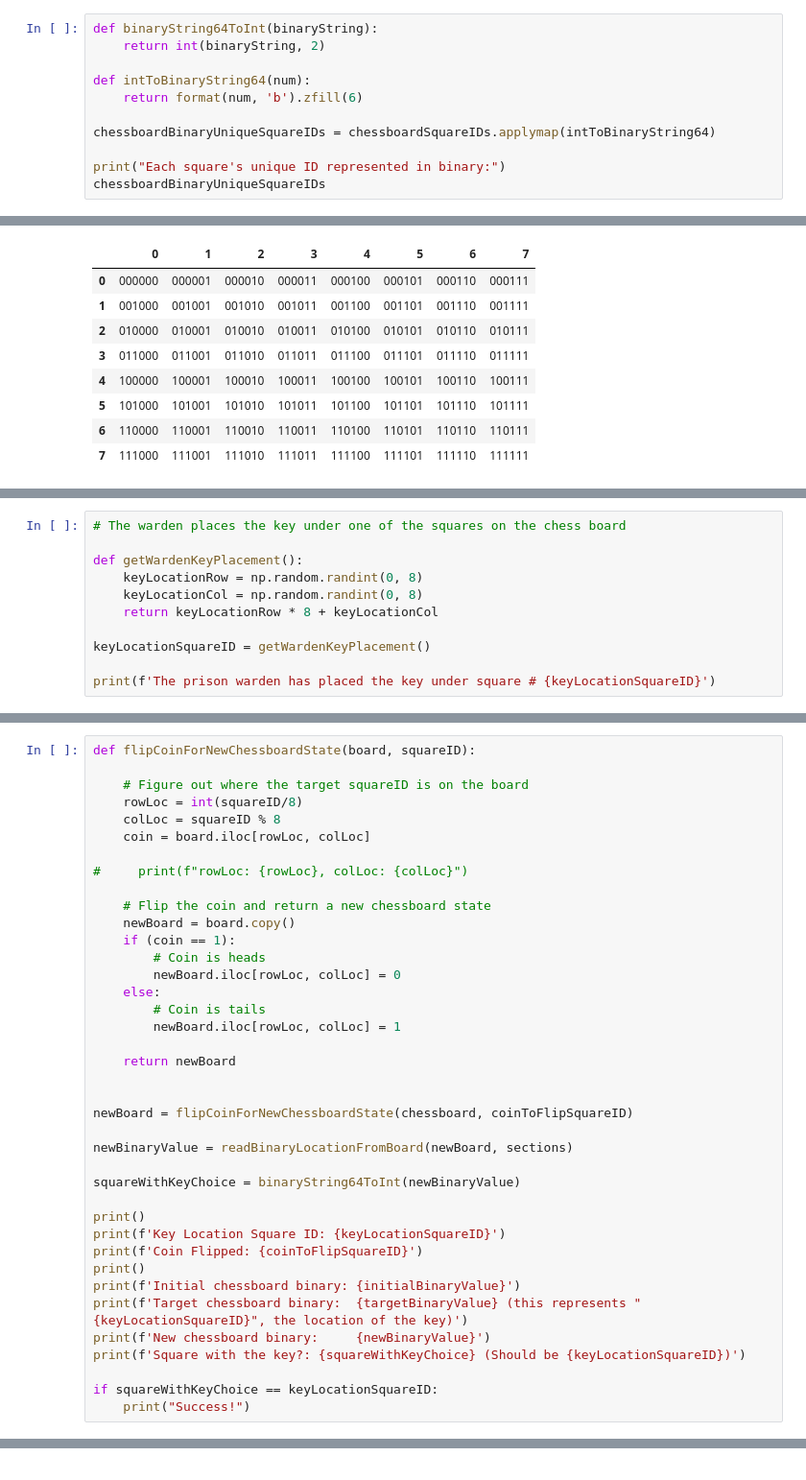
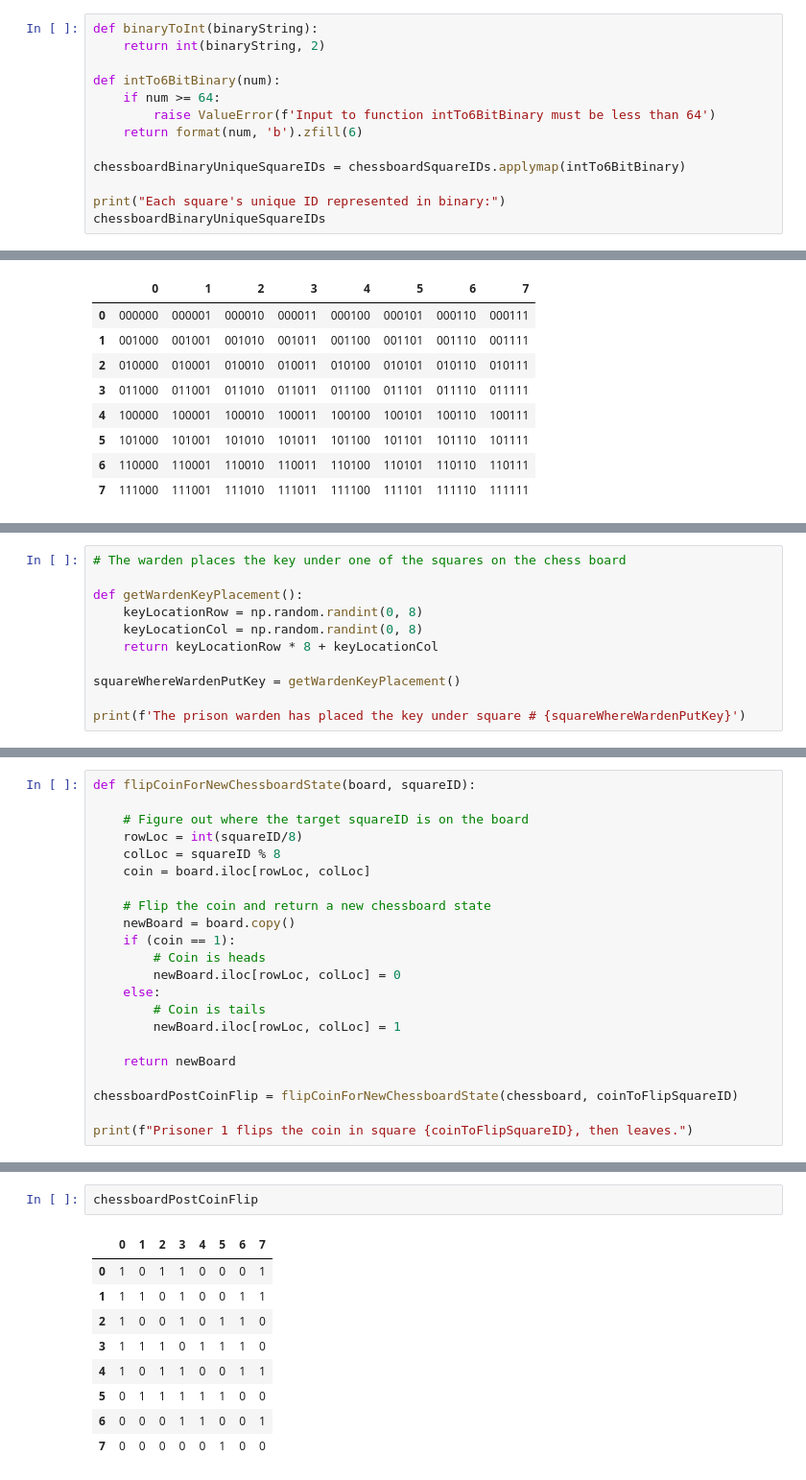
Before and after one commit to CoryLR/impossible-chessboard-escape-puzzle, a Jupyter notebook: Impossible Chessboard Escape Puzzle - CLR.ipynb, the cells around one changed output, grey strips where cells are left out. Shown at 96% size. Saved outputs shown, nothing was run; the diff lists cells and outputs as text.

```diff
--- a/Impossible Chessboard Escape Puzzle - CLR.ipynb
+++ b/Impossible Chessboard Escape Puzzle - CLR.ipynb
@@ -79,11 +101,13 @@ Here is every square ID converted to binary:
 # %%
-def binaryString64ToInt(binaryString):
+def binaryToInt(binaryString):
     return int(binaryString, 2)
 
-def intToBinaryString64(num):
+def intTo6BitBinary(num):
+    if num >= 64:
+        raise ValueError(f'Input to function intTo6BitBinary must be less than 64')
     return format(num, 'b').zfill(6)
 
-chessboardBinaryUniqueSquareIDs = chessboardSquareIDs.applymap(intToBinaryString64)
+chessboardBinaryUniqueSquareIDs = chessboardSquareIDs.applymap(intTo6BitBinary)
 
 print("Each square's unique ID represented in binary:")
 chessboardBinaryUniqueSquareIDs
@@ -202,7 +232,7 @@ def getWardenKeyPlacement():
     keyLocationCol = np.random.randint(0, 8)
     return keyLocationRow * 8 + keyLocationCol
 
-keyLocationSquareID = getWardenKeyPlacement()
+squareWhereWardenPutKey = getWardenKeyPlacement()
 
-print(f'The prison warden has placed the key under square # {keyLocationSquareID}')
+print(f'The prison warden has placed the key under square # {squareWhereWardenPutKey}')
 # %% [output]
@@ -255,8 +302,6 @@ def flipCoinForNewChessboardState(board, squareID):
     rowLoc = int(squareID/8)
     colLoc = squareID % 8
     coin = board.iloc[rowLoc, colLoc]
-
-#     print(f"rowLoc: {rowLoc}, colLoc: {colLoc}")
 
     # Flip the coin and return a new chessboard state
     newBoard = board.copy()
@@ -269,22 +314,7 @@ def flipCoinForNewChessboardState(board, squareID):
 
     return newBoard
 
+chessboardPostCoinFlip = flipCoinForNewChessboardState(chessboard, coinToFlipSquareID)
 
-newBoard = flipCoinForNewChessboardState(chessboard, coinToFlipSquareID)
-
-newBinaryValue = readBinaryLocationFromBoard(newBoard, sections)
-
-squareWithKeyChoice = binaryString64ToInt(newBinaryValue)
-
-print()
-print(f'Key Location Square ID: {keyLocationSquareID}')
-print(f'Coin Flipped: {coinToFlipSquareID}')
-print()
-print(f'Initial chessboard binary: {initialBinaryValue}')
-print(f'Target chessboard binary:  {targetBinaryValue} (this represents "{keyLocationSquareID}", the location of the key)')
-print(f'New chessboard binary:     {newBinaryValue}')
-print(f'Square with the key?: {squareWithKeyChoice} (Should be {keyLocationSquareID})')
-
-if squareWithKeyChoice == keyLocationSquareID:
-    print("Success!")
+print(f"Prisoner 1 flips the coin in square {coinToFlipSquareID}, then leaves.")
 # %% [output]
@@ -298,0 +327,12 @@ Success!
+# %%
+chessboardPostCoinFlip
+# %% [output]
+|  | 0 | 1 | 2 | 3 | 4 | 5 | 6 | 7 |
+| 0 | 1 | 0 | 1 | 1 | 0 | 0 | 0 | 1 |
+| 1 | 1 | 1 | 0 | 1 | 0 | 0 | 1 | 1 |
+| 2 | 1 | 0 | 0 | 1 | 0 | 1 | 1 | 0 |
+| 3 | 1 | 1 | 1 | 0 | 1 | 1 | 1 | 0 |
+| 4 | 1 | 0 | 1 | 1 | 0 | 0 | 1 | 1 |
+| 5 | 0 | 1 | 1 | 1 | 1 | 1 | 0 | 0 |
+| 6 | 0 | 0 | 0 | 1 | 1 | 0 | 0 | 1 |
+| 7 | 0 | 0 | 0 | 0 | 0 | 1 | 0 | 0 |
```
Also changed, not shown: parts of 28 cells of this notebook.
